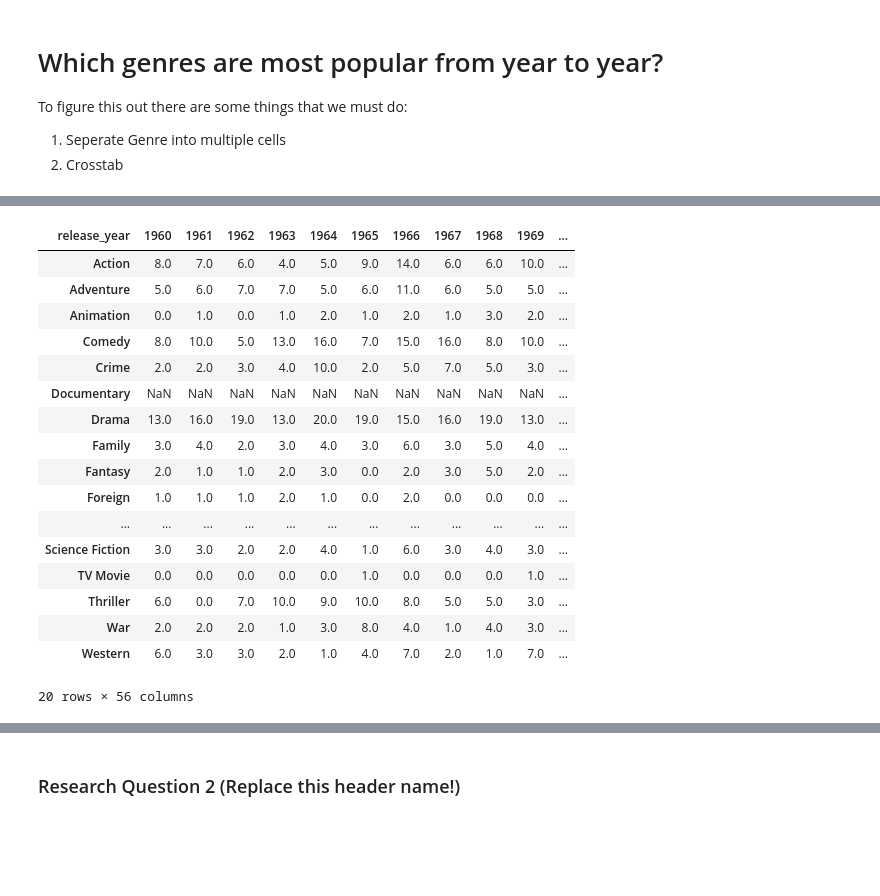
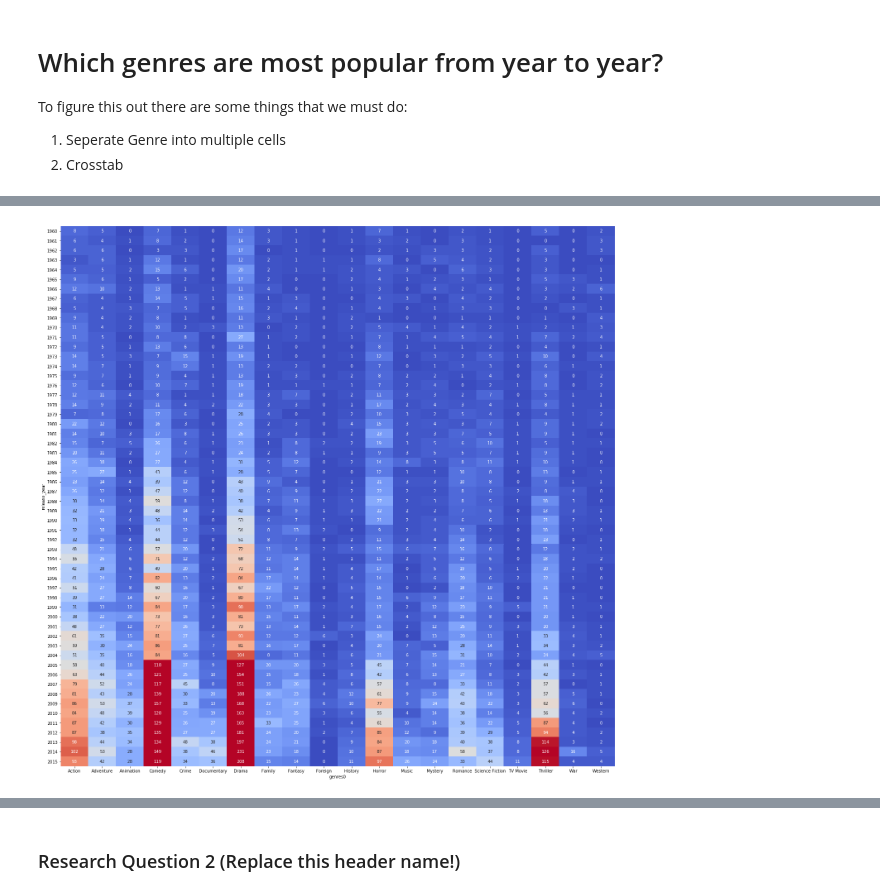
Before and after one commit to danielmiguel320/dand_investigate_data_set, a Jupyter notebook: rough_draft.ipynb, the cells around one changed output, grey strips where cells are left out. Cells and saved outputs as stored; diff of their text form; code cells hidden in the pictures; blank space fills up the shorter version.

Commit message:
Corrected bug where the documentary genre and the year 1972 would appear as NaN.

```diff
--- a/rough_draft.ipynb
+++ b/rough_draft.ipynb
@@ -187,30 +187,23 @@ merged_df.head()
 # %%
 #we are going to calculate the most popular genre per year.
 #extract unique values for genres
 #genres_list = pd.unique(merged_df[['genres0','genres1','genres2','genres3', 'genres4']].values.ravel())
-q1 = pd.crosstab(merged_df['genres0'], merged_df['release_year'])
-q2 = pd.crosstab(merged_df['genres1'], merged_df['release_year'])
-q3 = pd.crosstab(merged_df['genres2'], merged_df['release_year'])
-q4 = pd.crosstab(merged_df['genres3'], merged_df['release_year'])
-q5 = pd.crosstab(merged_df['genres4'], merged_df['release_year'])
-t = q1 + q2 + q3 + q4 + q5
-t
+q1 = pd.crosstab(merged_df['release_year'], merged_df['genres0'])
+q2 = pd.crosstab(merged_df['release_year'], merged_df['genres1'])
+q3 = pd.crosstab(merged_df['release_year'], merged_df['genres2'])
+q4 = pd.crosstab(merged_df['release_year'], merged_df['genres3'])
+q5 = pd.crosstab(merged_df['release_year'], merged_df['genres4'])
+genres_count = q1.add(q2)
+genres_count.add(q3)
+genres_count.add(q4)
+genres_count.add(q5)
+
+plt.figure(figsize=(24,24))
+sns.heatmap(genres_count,
+            cmap = 'coolwarm',
+            robust = True,
+            annot = True,
+            cbar = False,
+            fmt='d');
 # %% [output]
-| release_year | 1960 | 1961 | 1962 | 1963 | 1964 | 1965 | 1966 | 1967 | 1968 | 1969 | ... |
-| Action | 8.0 | 7.0 | 6.0 | 4.0 | 5.0 | 9.0 | 14.0 | 6.0 | 6.0 | 10.0 | ... |
-| Adventure | 5.0 | 6.0 | 7.0 | 7.0 | 5.0 | 6.0 | 11.0 | 6.0 | 5.0 | 5.0 | ... |
-| Animation | 0.0 | 1.0 | 0.0 | 1.0 | 2.0 | 1.0 | 2.0 | 1.0 | 3.0 | 2.0 | ... |
-| Comedy | 8.0 | 10.0 | 5.0 | 13.0 | 16.0 | 7.0 | 15.0 | 16.0 | 8.0 | 10.0 | ... |
-| Crime | 2.0 | 2.0 | 3.0 | 4.0 | 10.0 | 2.0 | 5.0 | 7.0 | 5.0 | 3.0 | ... |
-| Documentary | NaN | NaN | NaN | NaN | NaN | NaN | NaN | NaN | NaN | NaN | ... |
-| Drama | 13.0 | 16.0 | 19.0 | 13.0 | 20.0 | 19.0 | 15.0 | 16.0 | 19.0 | 13.0 | ... |
-| Family | 3.0 | 4.0 | 2.0 | 3.0 | 4.0 | 3.0 | 6.0 | 3.0 | 5.0 | 4.0 | ... |
-| Fantasy | 2.0 | 1.0 | 1.0 | 2.0 | 3.0 | 0.0 | 2.0 | 3.0 | 5.0 | 2.0 | ... |
-| Foreign | 1.0 | 1.0 | 1.0 | 2.0 | 1.0 | 0.0 | 2.0 | 0.0 | 0.0 | 0.0 | ... |
-| ... | ... | ... | ... | ... | ... | ... | ... | ... | ... | ... | ... |
-| Science Fiction | 3.0 | 3.0 | 2.0 | 2.0 | 4.0 | 1.0 | 6.0 | 3.0 | 4.0 | 3.0 | ... |
-| TV Movie | 0.0 | 0.0 | 0.0 | 0.0 | 0.0 | 1.0 | 0.0 | 0.0 | 0.0 | 1.0 | ... |
-| Thriller | 6.0 | 0.0 | 7.0 | 10.0 | 9.0 | 10.0 | 8.0 | 5.0 | 5.0 | 3.0 | ... |
-| War | 2.0 | 2.0 | 2.0 | 1.0 | 3.0 | 8.0 | 4.0 | 1.0 | 4.0 | 3.0 | ... |
-| Western | 6.0 | 3.0 | 3.0 | 2.0 | 1.0 | 4.0 | 7.0 | 2.0 | 1.0 | 7.0 | ... |
-20 rows × 56 columns
+[figure, added]
```
Also changed, not shown: parts of 2 cells of this notebook.
